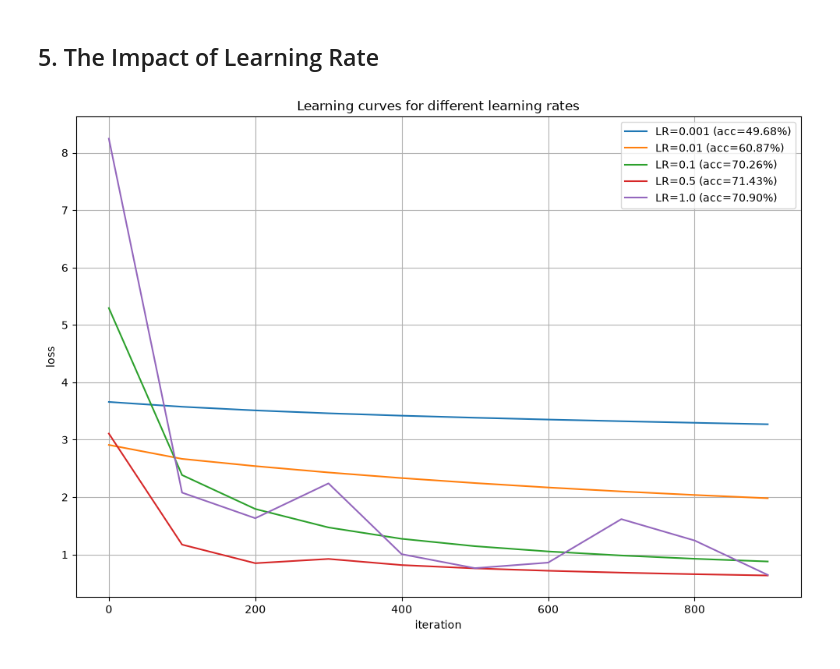
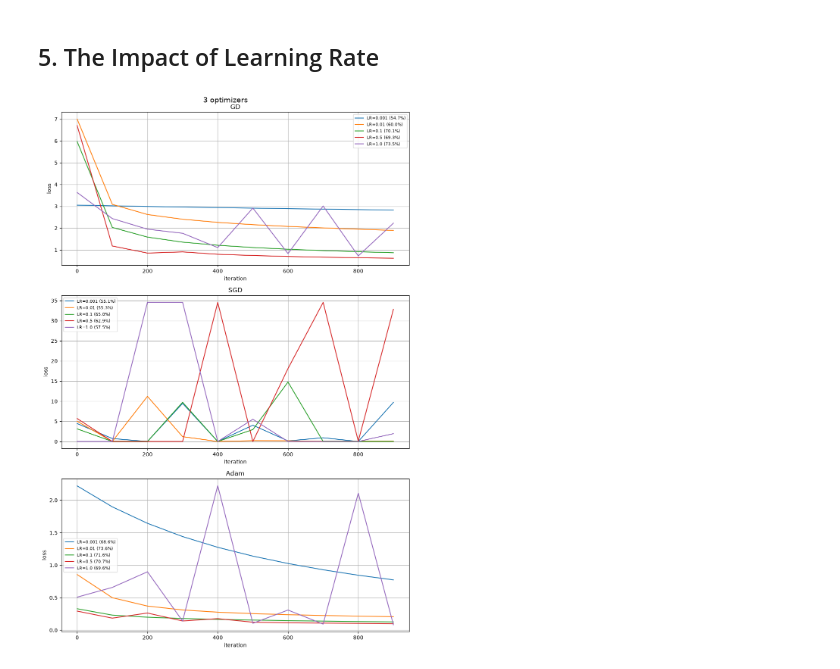
Before and after one commit to ME-ITMO/MLT-HW-3, a Jupyter notebook: Task3_solution.ipynb, the cells around one changed output. Saved outputs shown, nothing was run; the diff lists cells and outputs as text; code cells hidden in the pictures.

```diff
--- a/Task3_solution.ipynb
+++ b/Task3_solution.ipynb
@@ -171,24 +171,42 @@ plt.show()
 # %% [markdown]
 ## 5. The Impact of Learning Rate
-# %%
-learning_rates = [0.001, 0.01, 0.1, 0.5, 1.0]
-plt.figure(figsize=(12, 8))
-
-for lr in learning_rates:
-    w_lr, b_lr = initialize_with_zeros(x_train.shape[0])
-    params_lr, grads_lr, costs_lr = optimize(
-        w_lr, b_lr, x_train, y_train,
-        num_iterations=1000,
-        learning_rate=lr
-    )
-    acc_test = get_accuracy(params_lr["w"], params_lr["b"], x_test, y_test)
-    plt.plot(np.arange(len(costs_lr)) * 100, costs_lr, label=f'LR={lr} (acc={acc_test:.2f}%)')
-
-plt.xlabel('iteration')
-plt.ylabel('loss')
-plt.title('Learning curves for different learning rates')
-plt.legend()
-plt.grid(True)
-plt.show()
-# %% [output]
-[figure, removed]
+# %%
+import warnings
+
+learning_rates = [0.001, 0.01, 0.1, 0.5, 1.0]
+
+fig, axes = plt.subplots(3, 1, figsize=(10, 15))
+
+for ax, (name, opt_func) in zip(axes, [('GD', 'gd'), ('SGD', 'sgd'), ('Adam', 'adam')]):
+    for lr in learning_rates:
+        with warnings.catch_warnings():
+            warnings.simplefilter("ignore", RuntimeWarning)
+            w_lr, b_lr = initialize_with_zeros(x_train.shape[0])
+
+            if opt_func == 'gd':
+                params_lr, grads_lr, costs_lr = optimize(
+                    w_lr, b_lr, x_train, y_train, 1000, lr
+                )
+            elif opt_func == 'sgd':
+                params_lr, grads_lr, costs_lr = optimize_sgd(
+                    w_lr, b_lr, x_train, y_train, 1000, lr
+                )
+            else:
+                params_lr, costs_lr = optimize_adam(
+                    w_lr, b_lr, x_train, y_train, 1000, learning_rate=lr
+                )
+
+        acc_test = get_accuracy(params_lr["w"], params_lr["b"], x_test, y_test)
+        ax.plot(np.arange(len(costs_lr)) * 100, costs_lr, label=f'LR={lr} ({acc_test:.1f}%)')
+
+    ax.set_title(name)
+    ax.set_xlabel('iteration')
+    ax.set_ylabel('loss')
+    ax.legend(fontsize=8)
+    ax.grid(True)
+
+plt.suptitle('3 optimizers', fontsize=14)
+plt.tight_layout()
+plt.show()
+# %% [output]
+[figure, added]
```
Also changed, not shown: parts of 3 cells of this notebook.
